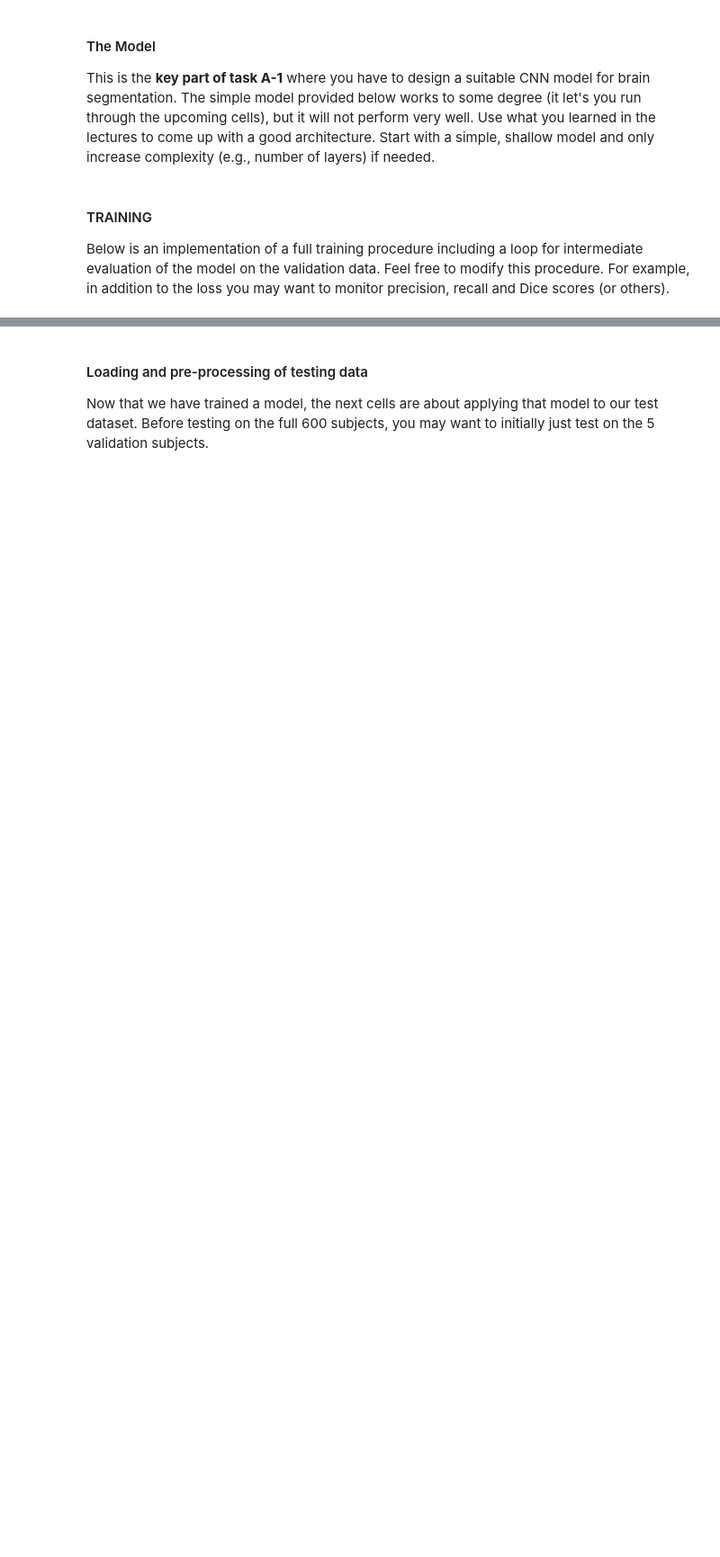
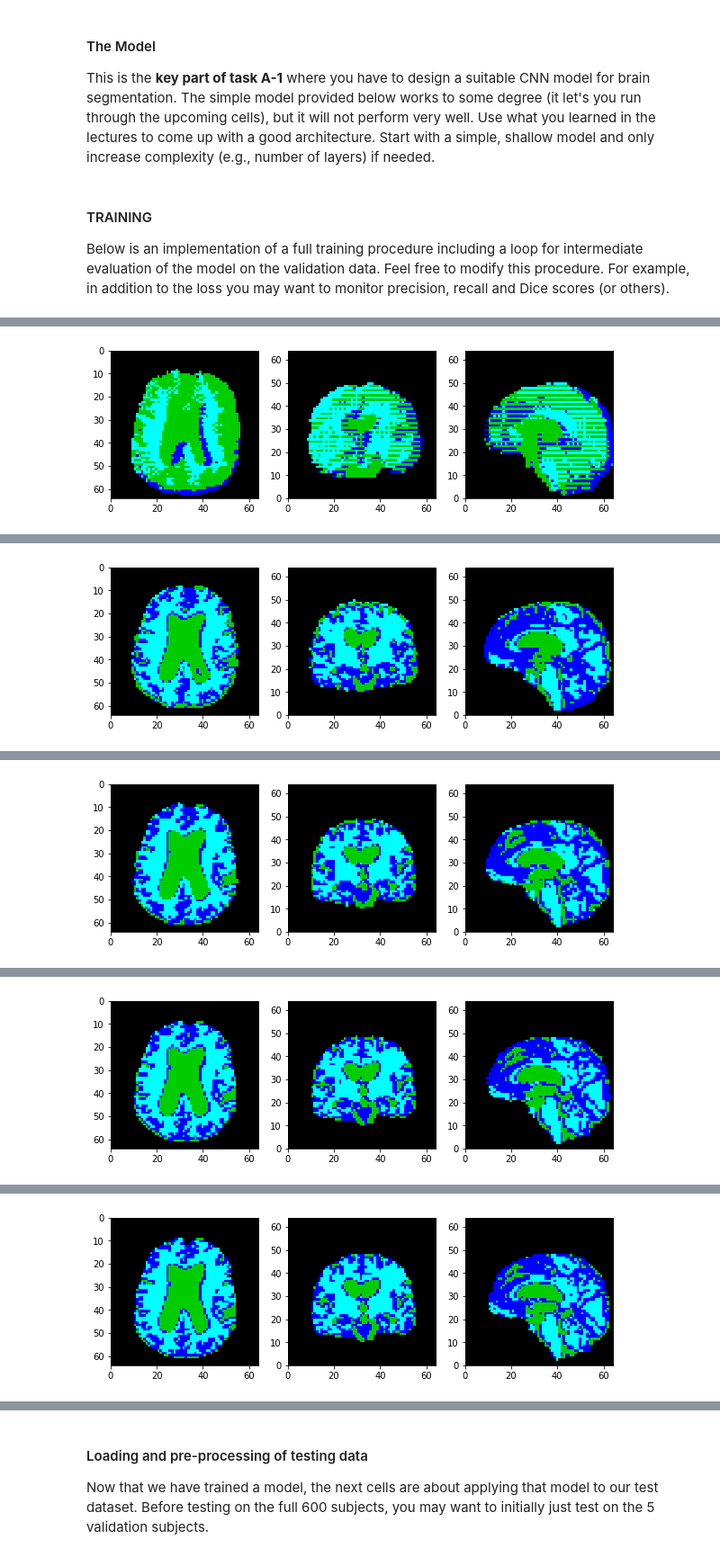
Before and after one commit to 94929/age-regression-from-brain-mri-images, a Jupyter notebook: mli-coursework-2/MLI-CW-2.ipynb, the cells around one changed output, grey strips where cells are left out. Shown at 90% size. Saved outputs shown, nothing was run; the diff lists cells and outputs as text; code cells hidden in the pictures; blank space fills up the shorter version.

```diff
--- a/mli-coursework-2/MLI-CW-2.ipynb
+++ b/mli-coursework-2/MLI-CW-2.ipynb
@@ -211,3 +260,40 @@ class SimpleNet3D(nn.Module):
         x = F.relu(self.conv3(x))
         x = self.conv4(x)
         return F.softmax(x, dim=1)
+# %%
+def conv_block_3d(in_dim, out_dim, act_fn):
+    model = nn.Sequential(
+        nn.Conv3d(in_dim,out_dim, kernel_size=3, stride=1, padding=1),
+        nn.BatchNorm3d(out_dim),
+        act_fn,
+    )
+    return model
+
+def conv_trans_block_3d(in_dim,out_dim,act_fn):
+    model = nn.Sequential(
+        nn.ConvTranspose3d(in_dim,out_dim, kernel_size=3, stride=2, padding=1,output_padding=1),
+        nn.BatchNorm3d(out_dim),
+        act_fn,
+    )
+    return model
+
+def maxpool_3d():
+    pool = nn.MaxPool3d(kernel_size=2, stride=2, padding=0)
+    return pool
+
+def conv_block_2_3d(in_dim,out_dim,act_fn):
+    model = nn.Sequential(
+        conv_block_3d(in_dim,out_dim,act_fn),
+        nn.Conv3d(out_dim,out_dim, kernel_size=3, stride=1, padding=1),
+        nn.BatchNorm3d(out_dim),
+    )
+    return model
+
+def conv_block_3_3d(in_dim,out_dim,act_fn):
+    model = nn.Sequential(
+        conv_block_3d(in_dim,out_dim,act_fn),
+        conv_block_3d(out_dim,out_dim,act_fn),
+        nn.Conv3d(out_dim,out_dim, kernel_size=3, stride=1, padding=1),
+        nn.BatchNorm3d(out_dim),
+    )
+    return model
@@ -220,9 +356,11 @@ model_dir = os.path.join(out_dir, 'model')
 if not os.path.exists(model_dir):
     os.makedirs(model_dir)
 
-torch.manual_seed(rnd_seed) #fix random seed
+#fix random seed
+torch.manual_seed(rnd_seed)
 
-model = SimpleNet3D(num_classes=num_classes).to(device)
+#model = SimpleNet3D(num_classes=num_classes).to(device)
+model = UNet3D(in_dim=1, out_dim=num_classes).to(device)
 model.train()
 
 optimizer = torch.optim.Adam(model.parameters(), lr=learning_rate)
@@ -265,7 +403,6 @@ for epoch in range(1, num_epochs + 1):
         prd = torch.argmax(prd, dim=1)
         prediction = sitk.GetImageFromArray(prd.cpu().squeeze().numpy().astype(np.uint8))
 
-
         loss_val /= sum_pts
 
         loss_val_log.append(loss_val)
@@ -286,3 +423,4 @@ plt.legend(loc='upper right')
 plt.xlabel('epoch')
 plt.ylabel('loss')
 plt.show()
+# %% [output]
@@ -288,0 +431 @@ plt.show()
+[figure, added]
@@ -288,0 +444 @@ plt.show()
+[figure, added]
@@ -288,0 +458 @@ plt.show()
+[figure, added]
@@ -288,0 +472 @@ plt.show()
+[figure, added]
@@ -288,0 +486 @@ plt.show()
+[figure, added]
```
Also changed, not shown: parts of 11 cells of this notebook.
